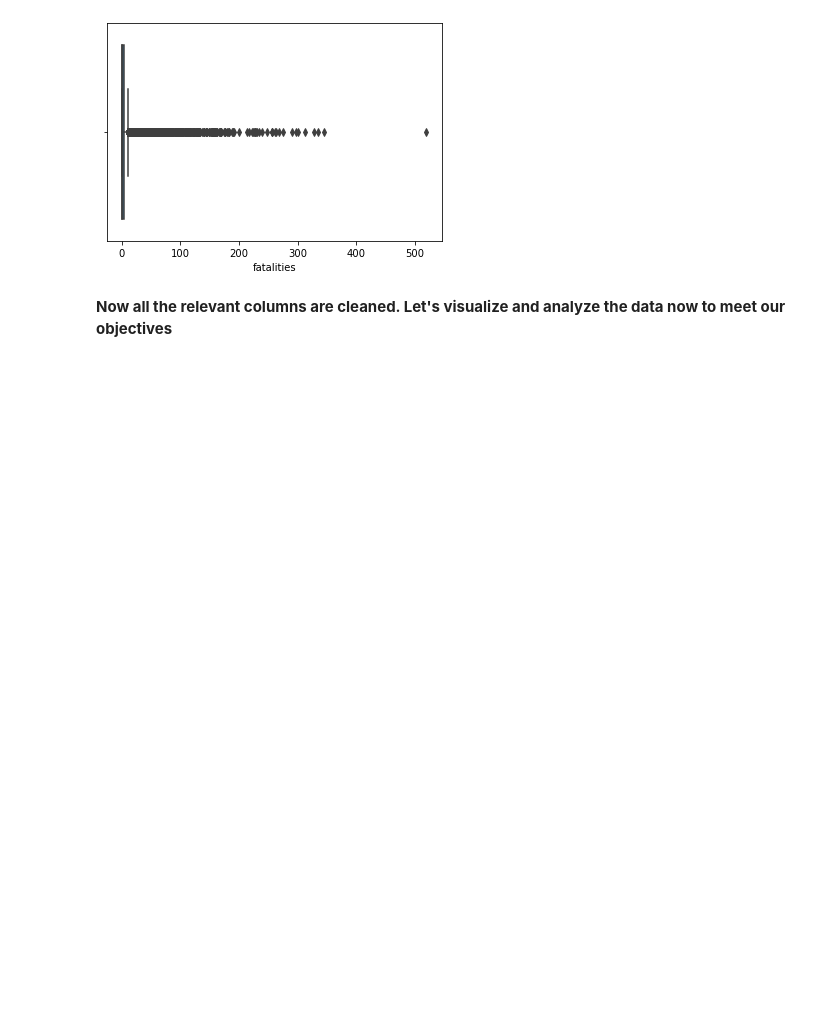
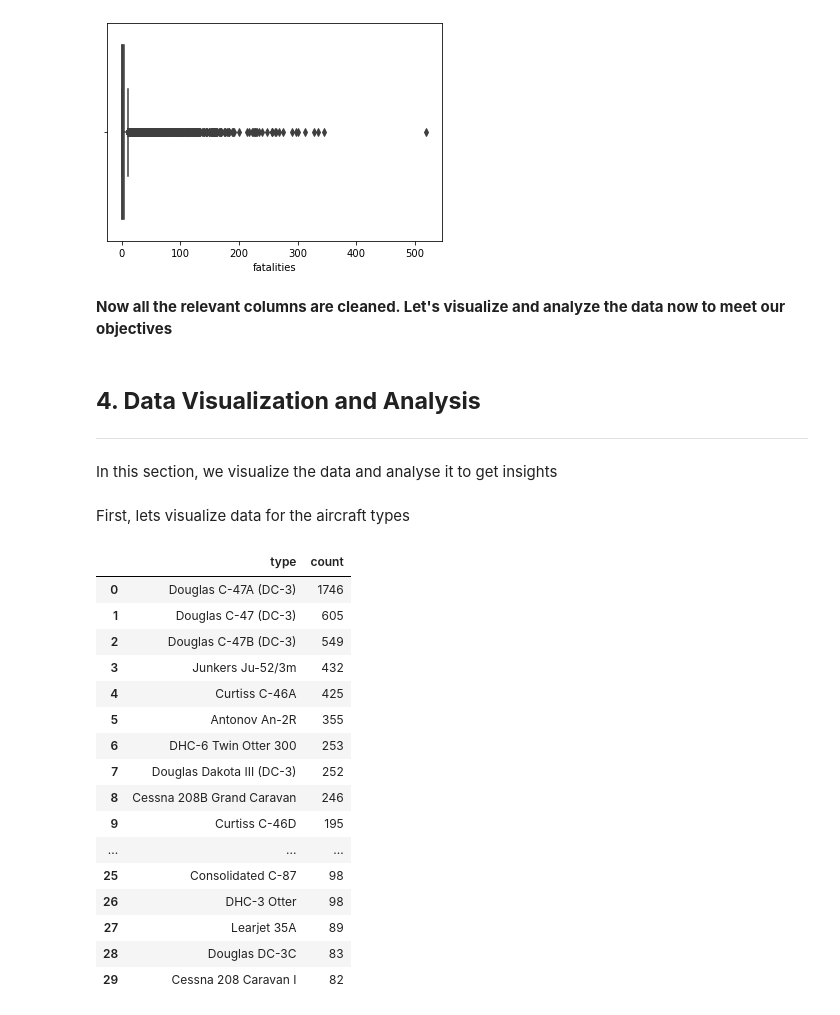
Before and after one commit to Benbellah-Owino/aviation_accidents_data_analysis, a Jupyter notebook: index.ipynb, the cells around one changed output. Cells and saved outputs as stored; diff of their text form; code cells hidden in the pictures; blank space fills up the shorter version.

```diff
--- a/index.ipynb
+++ b/index.ipynb
@@ -353,3 +354,10 @@ sns.boxplot(x=acc_df["fatalities"])
 **Now all the relevant columns are cleaned. Let's visualize and analyze the data now to meet our objectives**
 # %%
 acc_df.to_csv("./data/accidents_cleaned.csv")
+# %% [markdown]
+## **4. Data Visualization and Analysis**
+<hr>
+# %% [markdown]
+In this section, we visualize the data and analyse it to get insights
+# %% [markdown]
+First, lets visualize data for the aircraft types
@@ -355,0 +369,25 @@ acc_df.to_csv("./data/accidents_cleaned.csv")
+# %%
+type_counts = acc_df["type"].value_counts()
+type_counts = pd.DataFrame({
+    "type": type_counts.index,
+    "count":type_counts.values
+})
+type_counts[:30]
+# %% [output]
+|  | type | count |
+| 0 | Douglas C-47A (DC-3) | 1746 |
+| 1 | Douglas C-47 (DC-3) | 605 |
+| 2 | Douglas C-47B (DC-3) | 549 |
+| 3 | Junkers Ju-52/3m | 432 |
+| 4 | Curtiss C-46A | 425 |
+| 5 | Antonov An-2R | 355 |
+| 6 | DHC-6 Twin Otter 300 | 253 |
+| 7 | Douglas Dakota III (DC-3) | 252 |
+| 8 | Cessna 208B Grand Caravan | 246 |
+| 9 | Curtiss C-46D | 195 |
+| ... | ... | ... |
+| 25 | Consolidated C-87 | 98 |
+| 26 | DHC-3 Otter | 98 |
+| 27 | Learjet 35A | 89 |
+| 28 | Douglas DC-3C | 83 |
+| 29 | Cessna 208 Caravan I | 82 |
```
Also changed, not shown: parts of 19 cells of this notebook, 3 other files.
